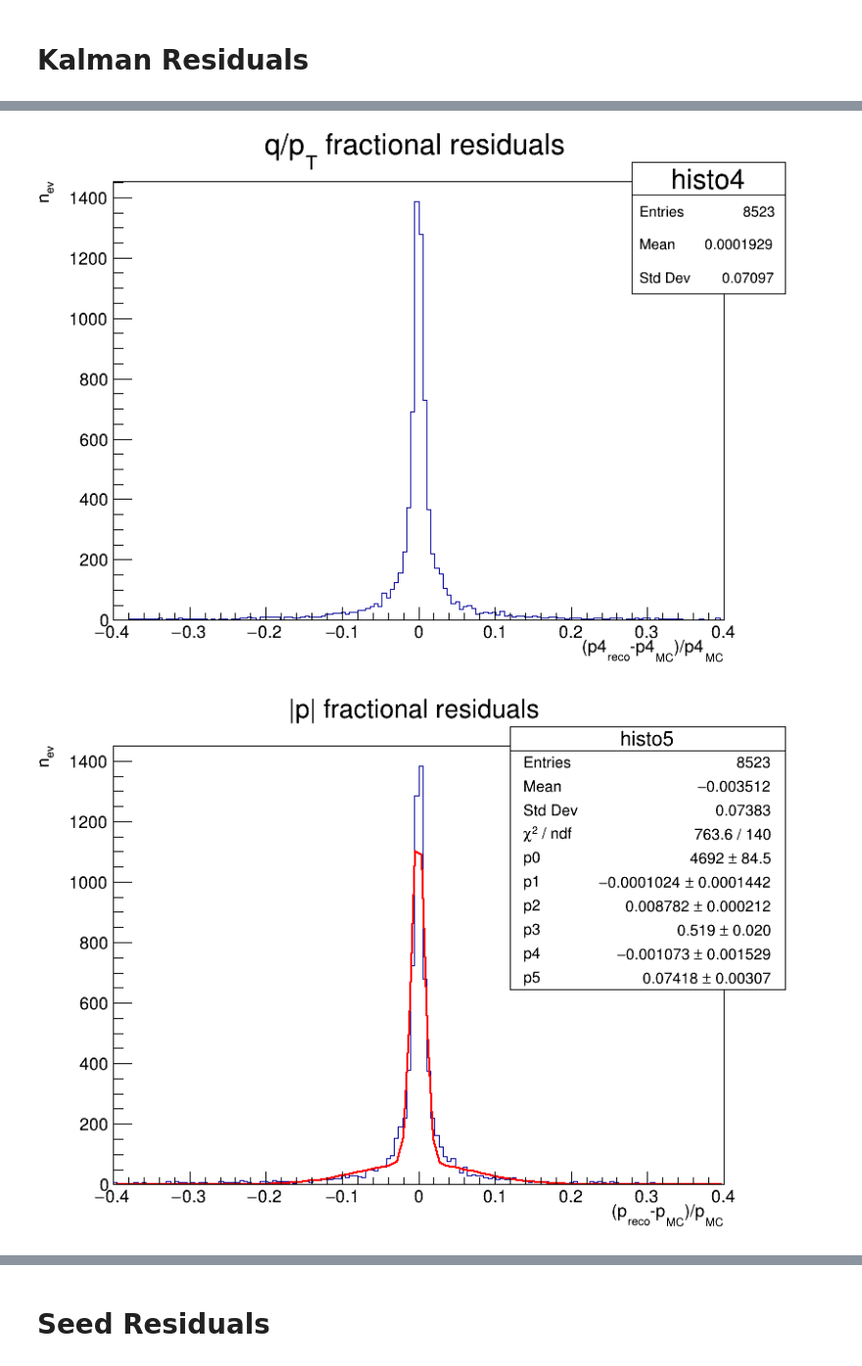
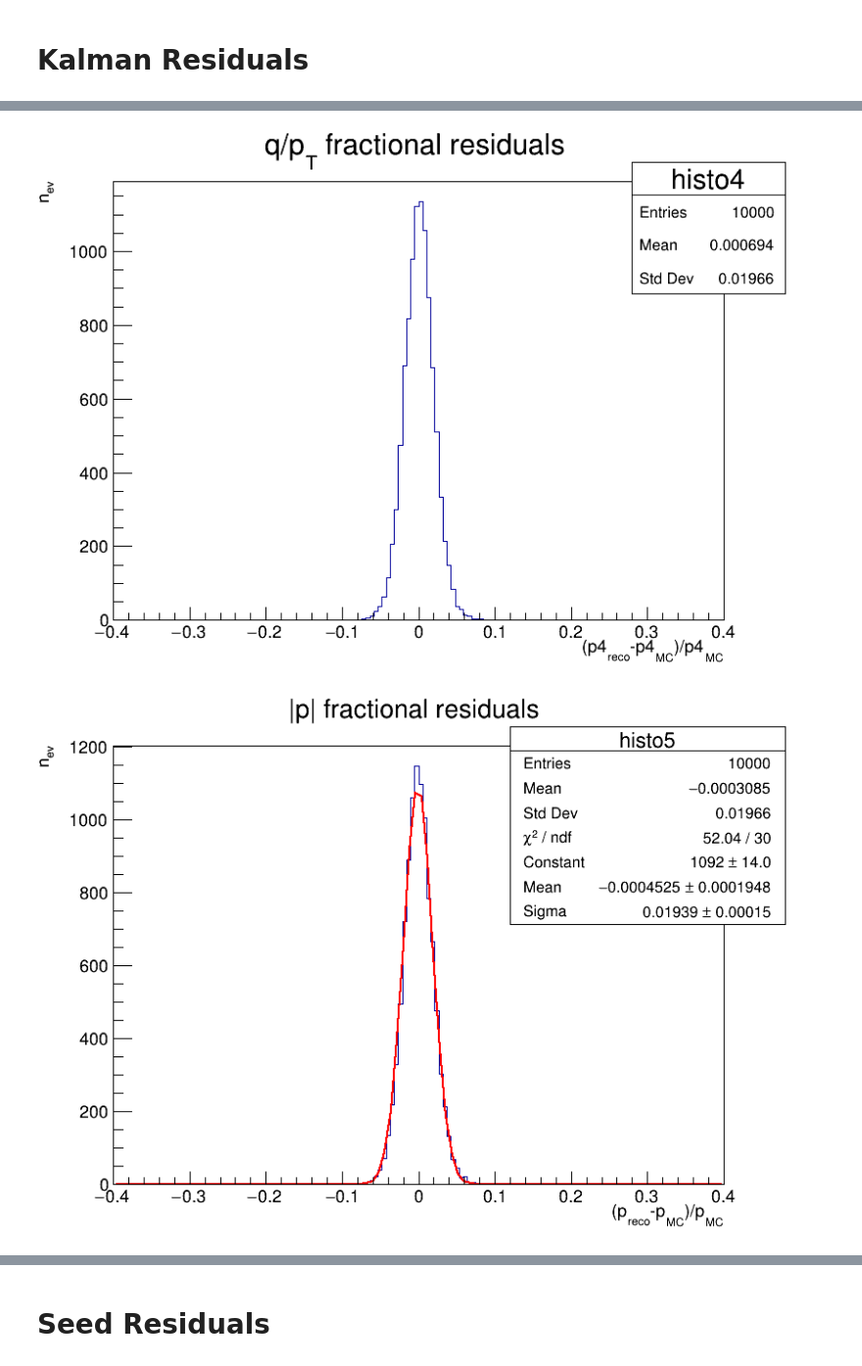
Before and after one commit to Trenchcoat95/fastMCKalmanOptTesting, a Jupyter notebook: fastMCKalman/MC/fastMCKalmanResidualsSimple.ipynb, the cells around one changed output, grey strips where cells are left out. Shown at 98% size. Cells and saved outputs as stored; diff of their text form; code cells hidden in the pictures.

```diff
--- a/fastMCKalman/MC/fastMCKalmanResidualsSimple.ipynb
+++ b/fastMCKalman/MC/fastMCKalmanResidualsSimple.ipynb
@@ -9,7 +9,7 @@ from fastSimulation import *
 # %% [markdown]
 # Reading the files
 # %%
-folder="${fastMCKalmanOptTesting}/data/testTPCmuons/fixedpt150/MC_01smear_noEloss_noMS_Seed_noEloss_noMS_Kalman_noEloss_noMS/"
+folder="${fastMCKalmanOptTesting}/data/testTPCVSGarlite/MC_01smear_Eloss_MS_Seed_Eloss_MS_Kalman_Eloss_MS/"
 #folder="/home/federico/Documents/Universita/Federico_2020-2021/Aliwork/fastMCKalman/data/testTPCSA/"
 inputData = folder+"fastParticle.list"
 ROOT.initTreeFast(inputData)
@@ -199,7 +199,7 @@ Formula = "0.39894228040143*"+str(histo5.GetBinWidth(0))+"*([0]/[2])*(exp(-0.5*(
 double_gauss0 = ROOT.TF1("double_gauss0",Formula,-0.4,0.4)
 double_gauss0.SetParameters(histo5.GetEntries(),histo5.GetMean(),histo5.GetRMS(),0.5,histo5.GetRMS(),histo5.GetRMS())
 double_gauss0.SetParLimits(2, 0, 1)
-histo5.Fit("double_gauss0")
+histo5.Fit("gaus")
 cp.Draw()
 save=folder+"Kalman_p_Resid"+".png"
 cp.Print(save)
@@ -233,2 +230,2 @@ Info in <TCanvas::Print>: png file /home/federico/Documents/Universita/Federico_
-[figure, old version]
+[figure, new version]
-[figure, old version]
+[figure, new version]
```
Also changed, not shown: parts of 5 cells of this notebook, 5 other files.
